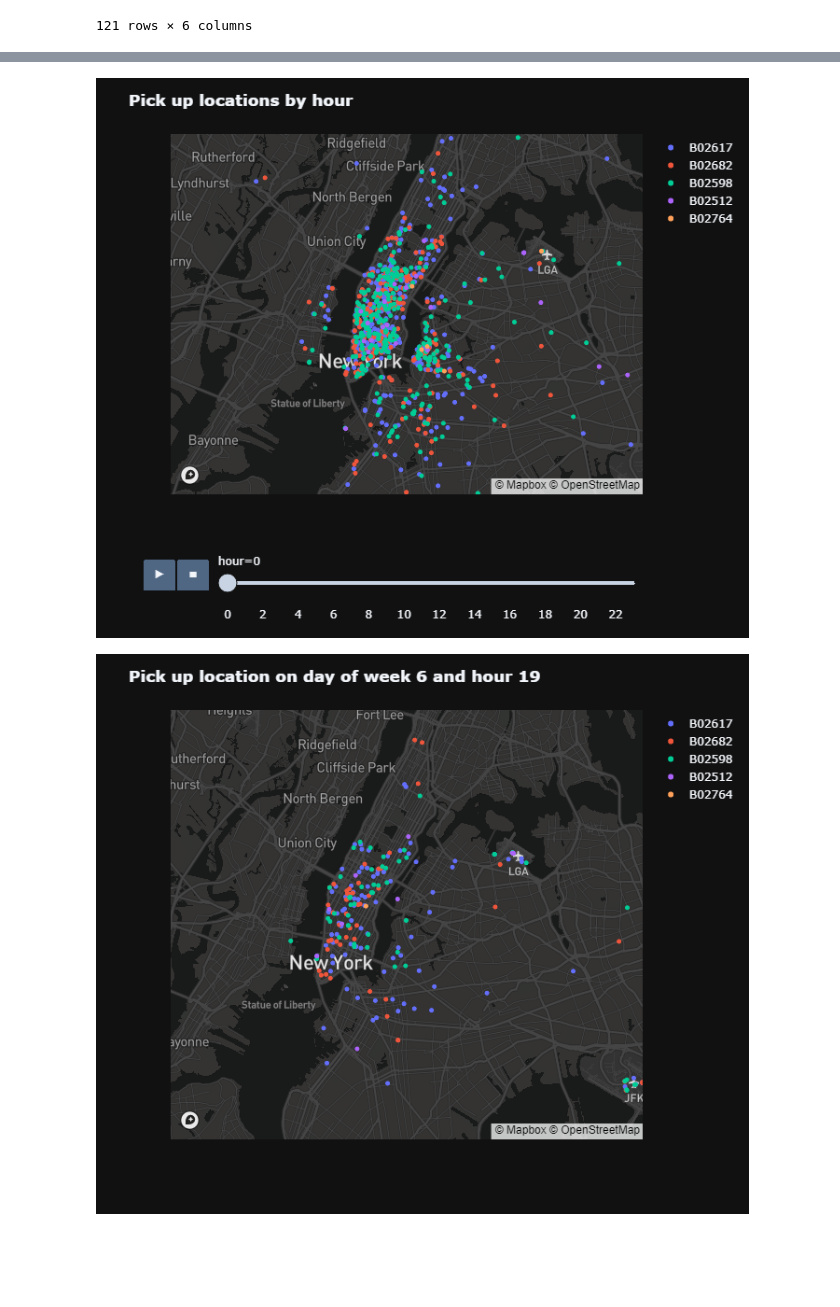
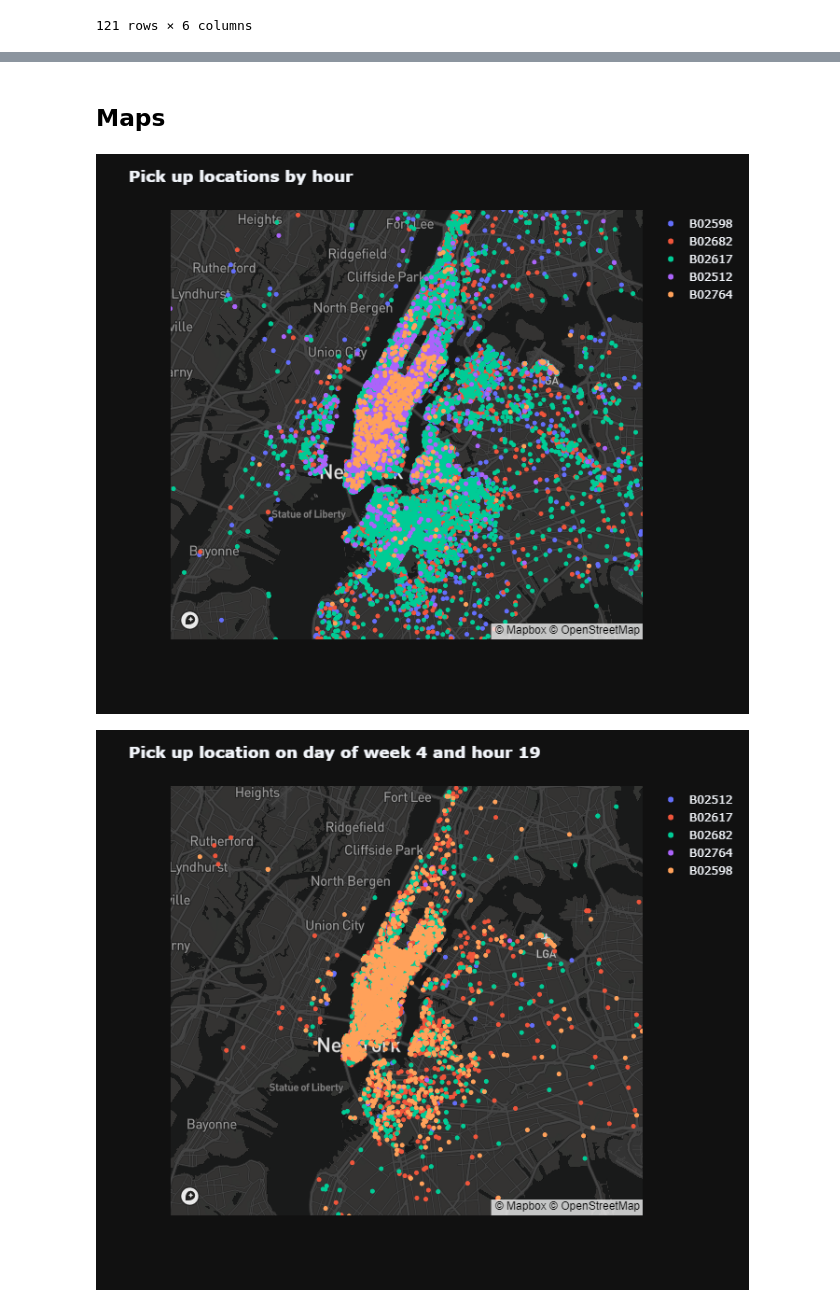
Before and after one commit to LRaverdy/uber-trips-clustering, a Jupyter notebook: Untitled.ipynb, the cells around one changed output, grey strips where cells are left out. Cells and saved outputs as stored; diff of their text form; code cells hidden in the pictures; blank space fills up the shorter version.

```diff
--- a/Untitled.ipynb
+++ b/Untitled.ipynb
@@ -20,5 +21,3 @@ print(f"Data shape :{df.shape}")
 | 3 | 7/1/2014 0:09:00 | 40.7635 | -73.9793 | B02512 |
 | 4 | 7/1/2014 0:20:00 | 40.7204 | -74.0047 | B02512 |
 Data shape :(796121, 4)
-# %%
-df = df.sample(50000)
@@ -27,3 +28,4 @@ df["Date/Time"] = pd.to_datetime(df["Date/Time"])
 # %%
 df['hour'] = df['Date/Time'].dt.hour
 df['dayofweek'] = df['Date/Time'].dt.dayofweek
+df['dayofmonth'] = df['Date/Time'].dt.day
@@ -46,3 +201,5 @@ df[(df['Date/Time'].dt.strftime('%Y-%m-%d') == '2014-07-17') & (df["hour"] == 19
+# %% [markdown]
+## Maps
 # %%
 mapbox_access_token = 'pk.eyJ1IjoibGV3aXN3ZXJuZWNrIiwiYSI6ImNsMnMzYnA1OTA5dXgza25yazhhajh3NGsifQ.Z3CrpQqY0Xj_ZH3spiAiYQ'
 data = df
@@ -76,9 +233,9 @@ fig.update_layout(
 
 fig.show("png")
 # %% [output]
-[figure, old version]
+[figure, new version]
 # %%
-dayofweek = 6
+dayofweek = 4
 hour = 19
 data = df[df["dayofweek"] == dayofweek]
 data = data[data["hour"] == hour]
@@ -87,31 +244,31 @@ mapbox_access_token = 'pk.eyJ1IjoibGV3aXN3ZXJuZWNrIiwiYSI6ImNsMnMzYnA1OTA5dXgza2
 
 fig = px.scatter_mapbox(
     data.sort_values(by="dayofweek"),
     lat="Lat",
     lon="Lon",
     animation_frame="dayofweek",
     color="Base",
     hover_data=df.columns,
     size_max=15,
     zoom=10,
     height=600
 )
 
 fig.update_layout(
     template='plotly_dark',
     title=f'<b>Pick up location on day of week {dayofweek} and hour {hour}</b>',
     #legend_orientation='h',
     #legend_valign='middle',
     #legend_x=.6,
     #legend_y=1.1,
     legend_title=None
 )
 
 fig.update_layout(
     mapbox_style="dark",
     mapbox=dict(accesstoken=mapbox_access_token)
 )
 
 fig.show("png")
 # %% [output]
-[figure, old version]
+[figure, new version]
```
Also changed, not shown: parts of 18 cells of this notebook.
